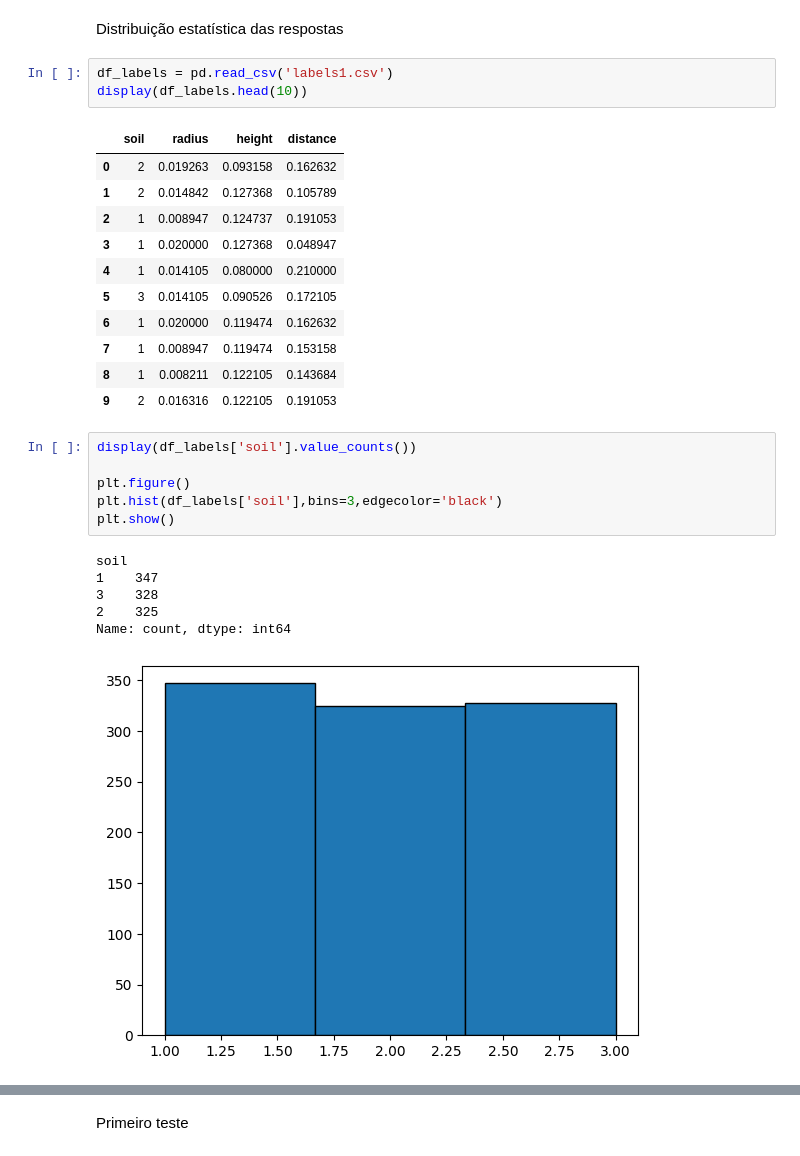
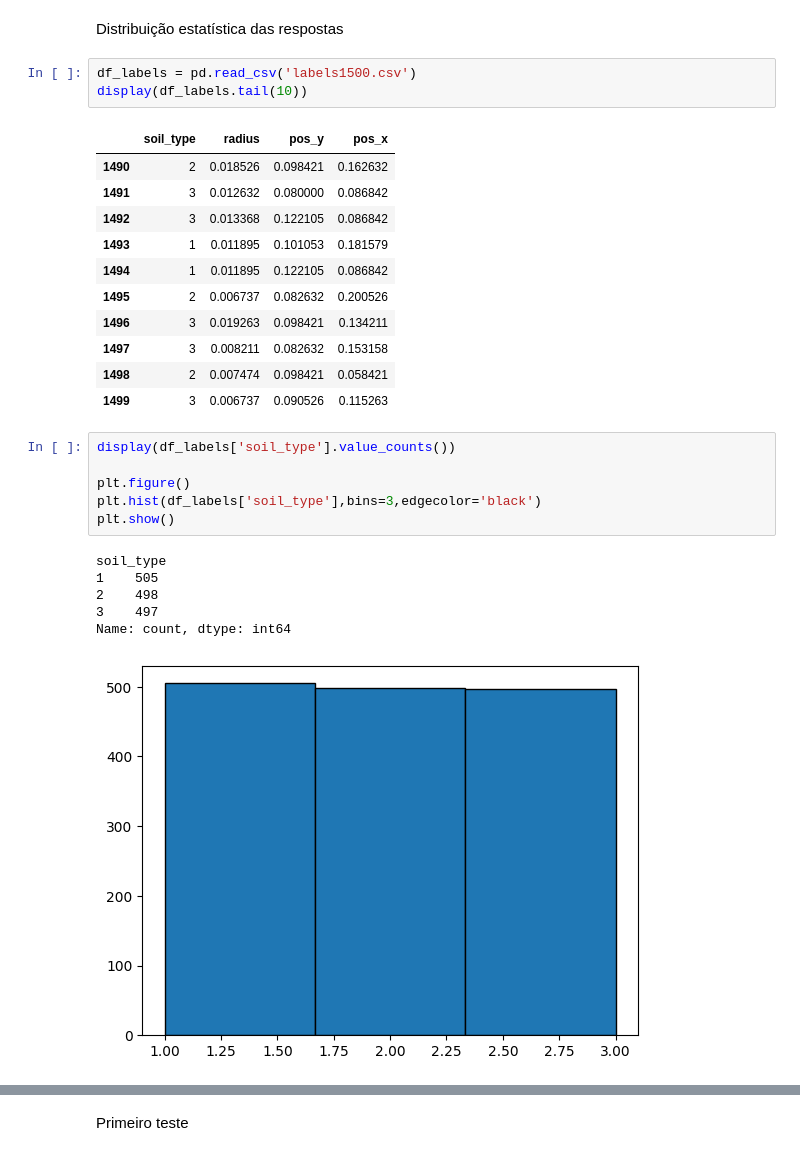
Before and after one commit to andrefsr/Machine-Learning-on-detection-of-buried-cylinders-via-GPR, a Jupyter notebook: sec_sim/machine_learning/data_analysis.ipynb, the cells around one changed output, grey strips where cells are left out. Cells and saved outputs as stored; diff of their text form.

```diff
--- a/sec_sim/machine_learning/data_analysis.ipynb
+++ b/sec_sim/machine_learning/data_analysis.ipynb
@@ -5,33 +5,33 @@ import matplotlib.pyplot as plt
 # %% [markdown]
 Distribuição estatística das respostas
 # %%
-df_labels = pd.read_csv('labels1.csv')
-display(df_labels.head(10))
+df_labels = pd.read_csv('labels1500.csv')
+display(df_labels.tail(10))
 # %% [output]
-|  | soil | radius | height | distance |
-| 0 | 2 | 0.019263 | 0.093158 | 0.162632 |
-| 1 | 2 | 0.014842 | 0.127368 | 0.105789 |
-| 2 | 1 | 0.008947 | 0.124737 | 0.191053 |
-| 3 | 1 | 0.020000 | 0.127368 | 0.048947 |
-| 4 | 1 | 0.014105 | 0.080000 | 0.210000 |
-| 5 | 3 | 0.014105 | 0.090526 | 0.172105 |
-| 6 | 1 | 0.020000 | 0.119474 | 0.162632 |
-| 7 | 1 | 0.008947 | 0.119474 | 0.153158 |
-| 8 | 1 | 0.008211 | 0.122105 | 0.143684 |
-| 9 | 2 | 0.016316 | 0.122105 | 0.191053 |
+|  | soil_type | radius | pos_y | pos_x |
+| 1490 | 2 | 0.018526 | 0.098421 | 0.162632 |
+| 1491 | 3 | 0.012632 | 0.080000 | 0.086842 |
+| 1492 | 3 | 0.013368 | 0.122105 | 0.086842 |
+| 1493 | 1 | 0.011895 | 0.101053 | 0.181579 |
+| 1494 | 1 | 0.011895 | 0.122105 | 0.086842 |
+| 1495 | 2 | 0.006737 | 0.082632 | 0.200526 |
+| 1496 | 3 | 0.019263 | 0.098421 | 0.134211 |
+| 1497 | 3 | 0.008211 | 0.082632 | 0.153158 |
+| 1498 | 2 | 0.007474 | 0.098421 | 0.058421 |
+| 1499 | 3 | 0.006737 | 0.090526 | 0.115263 |
 # %%
-display(df_labels['soil'].value_counts())
+display(df_labels['soil_type'].value_counts())
 
 plt.figure()
-plt.hist(df_labels['soil'],bins=3,edgecolor='black')
+plt.hist(df_labels['soil_type'],bins=3,edgecolor='black')
 plt.show()
 # %% [output]
-soil
-1    347
-3    328
-2    325
+soil_type
+1    505
+2    498
+3    497
 Name: count, dtype: int64
-[figure, old version]
+[figure, new version]
 # %%
 plt.figure()
 plt.hist(df_labels['radius'],bins=20,edgecolor='black')
```
Also changed, not shown: parts of 8 cells of this notebook, 1 other file.
